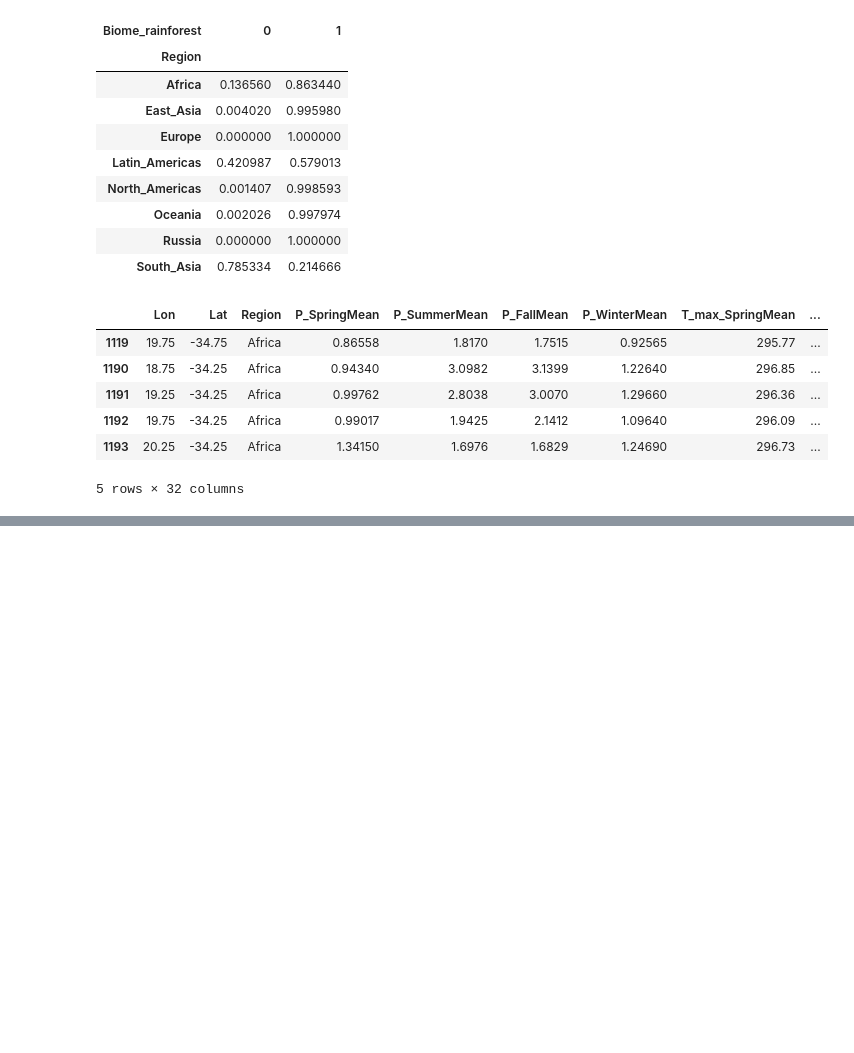
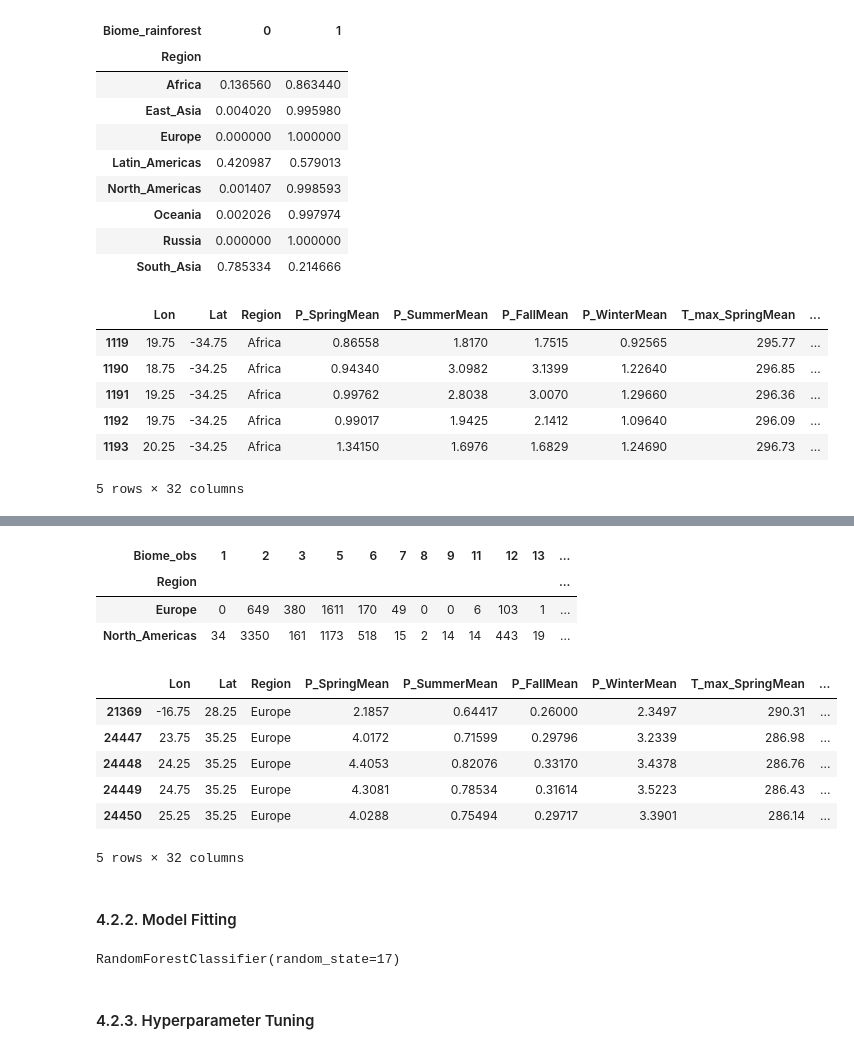
Before and after one commit to Xraaaay/lu_bern01, a Jupyter notebook: Project02/biome.ipynb, the cells around one changed output, grey strips where cells are left out. Drawn from its saved outputs; the diff is of its cells as text; code cells hidden in the pictures; blank space fills up the shorter version.

```diff
--- a/Project02/biome.ipynb
+++ b/Project02/biome.ipynb
@@ -459,0 +450,22 @@ non_rainforest       1.00      0.00      0.01      8776
+# %%
+df_multi_subset = df_multi[df_multi["Region"].isin(["Europe", "North_Americas"])]
+pd.crosstab(df_multi_subset["Region"], df_multi_subset["Biome_obs"])
+# %% [output]
+| Biome_obs | 1 | 2 | 3 | 5 | 6 | 7 | 8 | 9 | 11 | 12 | 13 | ... |
+| Region |  |  |  |  |  |  |  |  |  |  |  | ... |
+| Europe | 0 | 649 | 380 | 1611 | 170 | 49 | 0 | 0 | 6 | 103 | 1 | ... |
+| North_Americas | 34 | 3350 | 161 | 1173 | 518 | 15 | 2 | 14 | 14 | 443 | 19 | ... |
+# %%
+training_data = df_bin[df_bin["Region"] == "North_Americas"].copy()
+test_data = df_bin[df_bin["Region"] == "Europe"].copy()
+test_data.head()
+# %% [output]
+|  | Lon | Lat | Region | P_SpringMean | P_SummerMean | P_FallMean | P_WinterMean | T_max_SpringMean | ... |
+| 21369 | -16.75 | 28.25 | Europe | 2.1857 | 0.64417 | 0.26000 | 2.3497 | 290.31 | ... |
+| 24447 | 23.75 | 35.25 | Europe | 4.0172 | 0.71599 | 0.29796 | 3.2339 | 286.98 | ... |
+| 24448 | 24.25 | 35.25 | Europe | 4.4053 | 0.82076 | 0.33170 | 3.4378 | 286.76 | ... |
+| 24449 | 24.75 | 35.25 | Europe | 4.3081 | 0.78534 | 0.31614 | 3.5223 | 286.43 | ... |
+| 24450 | 25.25 | 35.25 | Europe | 4.0288 | 0.75494 | 0.29717 | 3.3901 | 286.14 | ... |
+5 rows × 32 columns
+# %% [markdown]
+#### 4.2.2. Model Fitting
@@ -459,0 +483,7 @@ non_rainforest       1.00      0.00      0.01      8776
+# %%
+rfc_multi = RandomForestClassifier(random_state=7)
+rfc_multi.fit(X, y)
+# %% [output]
+RandomForestClassifier(random_state=17)
+# %% [markdown]
+#### 4.2.3. Hyperparameter Tuning
```
Also changed, not shown: parts of 69 cells of this notebook.
